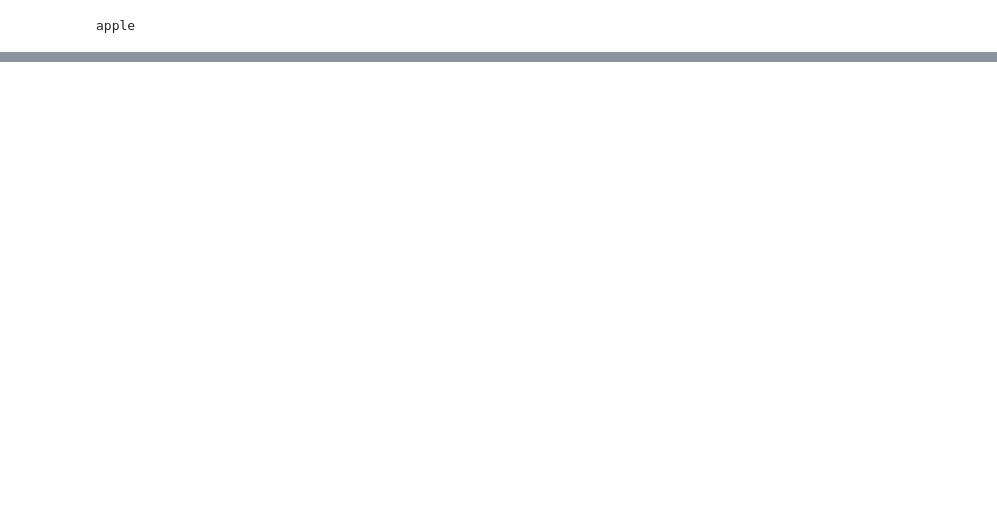
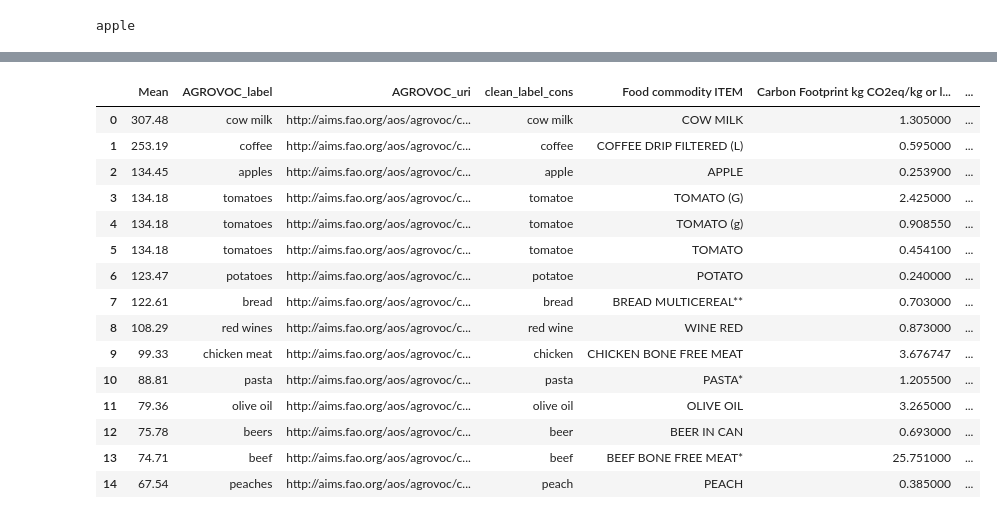
Before and after one commit to TCoaM/TrueCostOfAMeal, a Jupyter notebook: simo_data_integration_other_solution.ipynb, the cells around one changed output, grey strips where cells are left out. Saved outputs shown, nothing was run; the diff lists cells and outputs as text; code cells hidden in the pictures; blank space fills up the shorter version.

```diff
--- a/simo_data_integration_other_solution.ipynb
+++ b/simo_data_integration_other_solution.ipynb
@@ -314,0 +335,19 @@ single_coffee_row
+# %%
+merged_df.drop(columns=["Exposure hierarchy (L5)", "Uncertainty    low (L) high (H)", "matched_food", "FOOD COMMODITY GROUP", "Food commodity sub-TYPOLOGY", "Carbon Footprint g CO2eq/g o cc of food sub-TYPOLOGY", "clean_label_cf"])
+# %% [output]
+|  | Mean | AGROVOC_label | AGROVOC_uri | clean_label_cons | Food commodity ITEM | Carbon Footprint kg CO2eq/kg or l... | ... |
+| 0 | 307.48 | cow milk | http://aims.fao.org/aos/agrovoc/c... | cow milk | COW MILK | 1.305000 | ... |
+| 1 | 253.19 | coffee | http://aims.fao.org/aos/agrovoc/c... | coffee | COFFEE DRIP FILTERED (L) | 0.595000 | ... |
+| 2 | 134.45 | apples | http://aims.fao.org/aos/agrovoc/c... | apple | APPLE | 0.253900 | ... |
+| 3 | 134.18 | tomatoes | http://aims.fao.org/aos/agrovoc/c... | tomatoe | TOMATO (G) | 2.425000 | ... |
+| 4 | 134.18 | tomatoes | http://aims.fao.org/aos/agrovoc/c... | tomatoe | TOMATO (g) | 0.908550 | ... |
+| 5 | 134.18 | tomatoes | http://aims.fao.org/aos/agrovoc/c... | tomatoe | TOMATO | 0.454100 | ... |
+| 6 | 123.47 | potatoes | http://aims.fao.org/aos/agrovoc/c... | potatoe | POTATO | 0.240000 | ... |
+| 7 | 122.61 | bread | http://aims.fao.org/aos/agrovoc/c... | bread | BREAD MULTICEREAL** | 0.703000 | ... |
+| 8 | 108.29 | red wines | http://aims.fao.org/aos/agrovoc/c... | red wine | WINE RED | 0.873000 | ... |
+| 9 | 99.33 | chicken meat | http://aims.fao.org/aos/agrovoc/c... | chicken | CHICKEN BONE FREE MEAT | 3.676747 | ... |
+| 10 | 88.81 | pasta | http://aims.fao.org/aos/agrovoc/c... | pasta | PASTA* | 1.205500 | ... |
+| 11 | 79.36 | olive oil | http://aims.fao.org/aos/agrovoc/c... | olive oil | OLIVE OIL | 3.265000 | ... |
+| 12 | 75.78 | beers | http://aims.fao.org/aos/agrovoc/c... | beer | BEER IN CAN | 0.693000 | ... |
+| 13 | 74.71 | beef | http://aims.fao.org/aos/agrovoc/c... | beef | BEEF BONE FREE MEAT* | 25.751000 | ... |
+| 14 | 67.54 | peaches | http://aims.fao.org/aos/agrovoc/c... | peach | PEACH | 0.385000 | ... |
```
Also changed, not shown: parts of 19 cells of this notebook, 1 other file.
